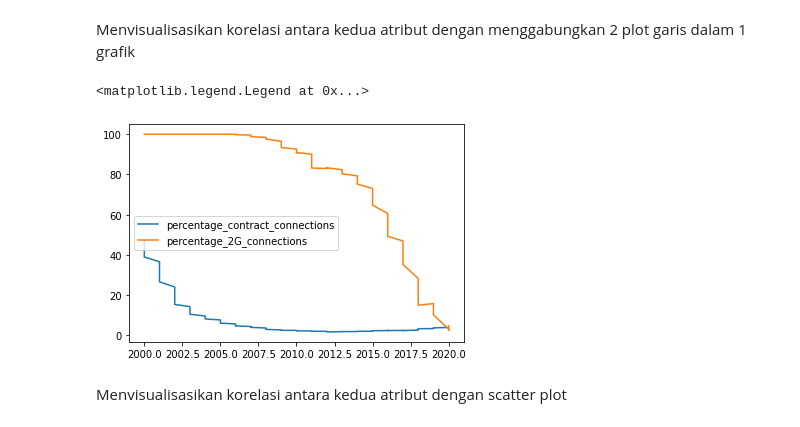
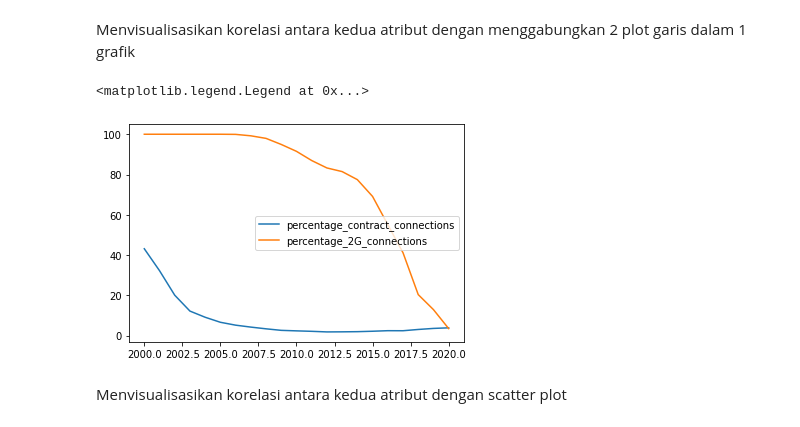
Before and after one commit to fairofif/-S2-TubesPengantarKomputasi, a Jupyter notebook: analisis_data_telkomsel.ipynb, the cells around one changed output. Drawn from its saved outputs; the diff is of its cells as text; code cells hidden in the pictures.

```diff
--- a/analisis_data_telkomsel.ipynb
+++ b/analisis_data_telkomsel.ipynb
@@ -960,12 +959,12 @@ data["percentage_contract_connections"].corr(data["percentage_2G_connections"])
 # %% [markdown]
 Menvisualisasikan korelasi antara kedua atribut dengan menggabungkan 2 plot garis dalam 1 grafik
 # %%
-plt.plot(data["year"], data["percentage_contract_connections"], label="percentage_contract_connections")
-plt.plot(data["year"], data["percentage_2G_connections"], label="percentage_2G_connections")
+plt.plot(yeardata["year"], yeardata["percentage_contract_connections"], label="percentage_contract_connections")
+plt.plot(yeardata["year"], yeardata["percentage_2G_connections"], label="percentage_2G_connections")
 plt.legend(loc="best")
 # %% [output]
 <matplotlib.legend.Legend at 0x...>
-[figure, old version]
+[figure, new version]
 # %% [markdown]
 Menvisualisasikan korelasi antara kedua atribut dengan scatter plot
 # %%
```
Also changed, not shown: parts of 16 cells of this notebook.
